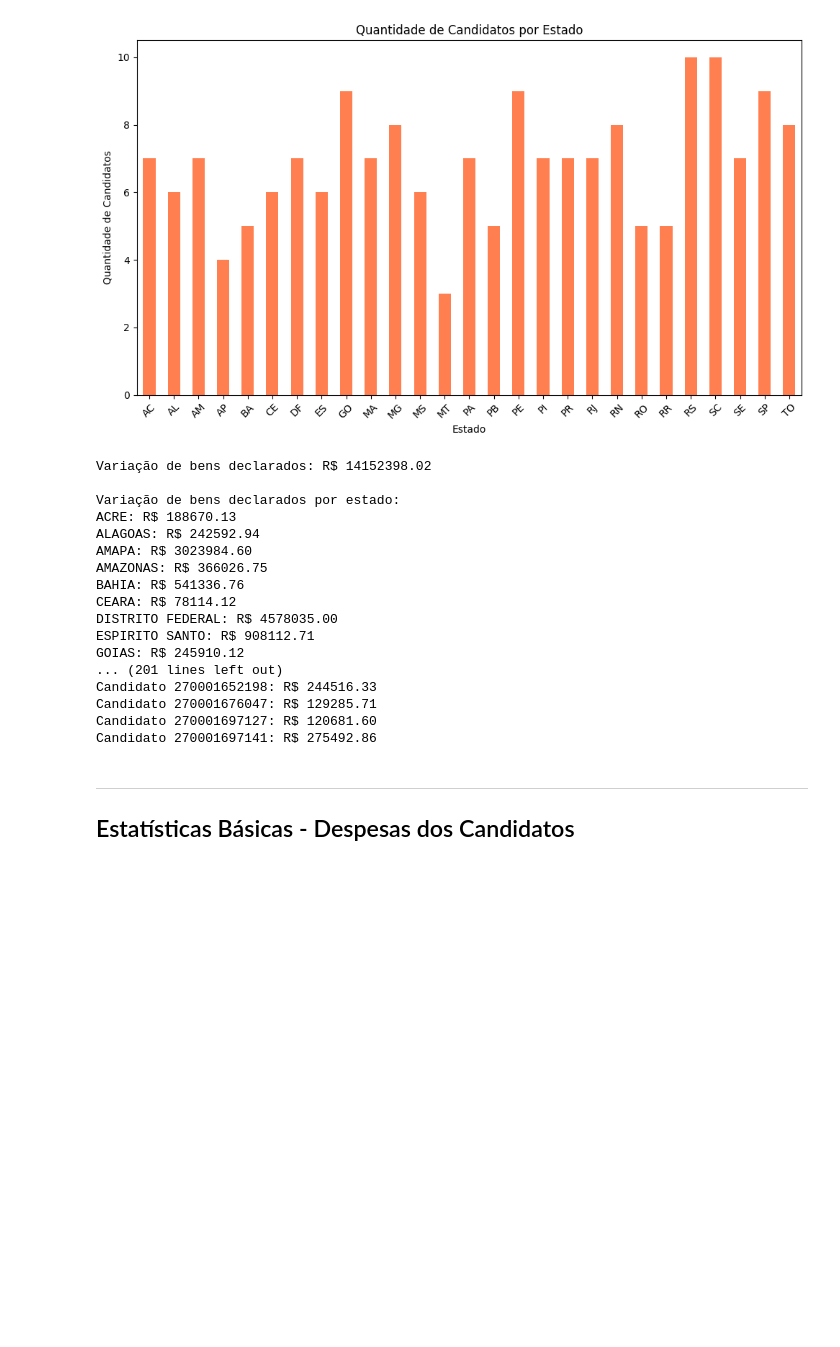
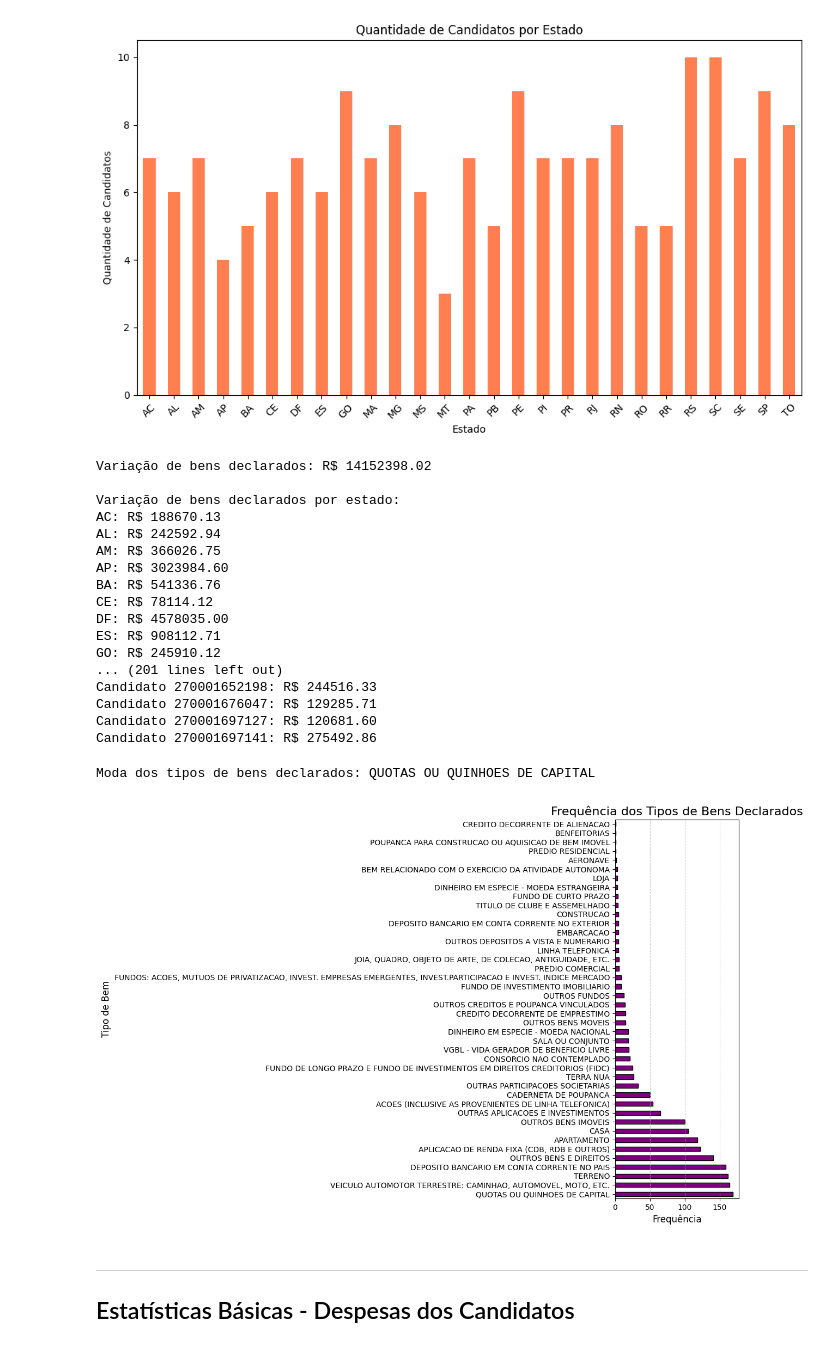
Before and after one commit to LucasTBandeira/GovAnalysis, a Jupyter notebook: eda.ipynb, the cells around one changed output. Saved outputs shown, nothing was run; the diff lists cells and outputs as text; code cells hidden in the pictures; blank space fills up the shorter version.

```diff
--- a/eda.ipynb
+++ b/eda.ipynb
@@ -109,8 +107,9 @@ plt.show()
 [figure]
 # %%
 # Calculando as variações de bens declarados
+
 std_asset_value  = df_bens['VR_BEM_CANDIDATO'].std()
-std_by_state     = df_bens.groupby('NM_UE')['VR_BEM_CANDIDATO'].std()
+std_by_state     = df_bens.groupby('SG_UF')['VR_BEM_CANDIDATO'].std()
 std_by_candidate = df_bens.groupby('SQ_CANDIDATO')['VR_BEM_CANDIDATO'].std()
 
 print(f"Variação de bens declarados: R$ {std_asset_value:.2f}")
@@ -126,22 +125,42 @@ for candidate, value in mean_by_candidate.items():
 Variação de bens declarados: R$ 14152398.02
 
 Variação de bens declarados por estado:
-ACRE: R$ 188670.13
-ALAGOAS: R$ 242592.94
-AMAPA: R$ 3023984.60
-AMAZONAS: R$ 366026.75
-BAHIA: R$ 541336.76
-CEARA: R$ 78114.12
-DISTRITO FEDERAL: R$ 4578035.00
-ESPIRITO SANTO: R$ 908112.71
-GOIAS: R$ 245910.12
+AC: R$ 188670.13
+AL: R$ 242592.94
+AM: R$ 366026.75
+AP: R$ 3023984.60
+BA: R$ 541336.76
+CE: R$ 78114.12
+DF: R$ 4578035.00
+ES: R$ 908112.71
+GO: R$ 245910.12
 ... (201 lines left out)
 Candidato 270001652198: R$ 244516.33
 Candidato 270001676047: R$ 129285.71
 Candidato 270001697127: R$ 120681.60
 Candidato 270001697141: R$ 275492.86
 # %%
-# Calculando a moda e a ocorrência dos tipos de bens declarados
+# Calculando a moda dos tipos de bens declarados
+
+mode_asset_type = df_bens['DS_TIPO_BEM_CANDIDATO'].mode()[0]
+print(f"Moda dos tipos de bens declarados: {mode_asset_type}")
+# %% [output]
+Moda dos tipos de bens declarados: QUOTAS OU QUINHOES DE CAPITAL
+# %%
+# Calculando a frequência dos tipos de bens declarados
+
+asset_type_counts = df_bens['DS_TIPO_BEM_CANDIDATO'].value_counts()
+
+plt.figure(figsize=(12, 8))
+asset_type_counts.plot(kind='barh', color='purple', edgecolor='black')
+plt.title('Frequência dos Tipos de Bens Declarados', fontsize=16)
+plt.xlabel('Frequência', fontsize=12)
+plt.ylabel('Tipo de Bem', fontsize=12)
+plt.grid(axis='x', linestyle='--', alpha=0.7)
+plt.tight_layout()
+plt.show()
+# %% [output]
+[figure, added]
 # %% [markdown]
 ---
 ## Estatísticas Básicas - Despesas dos Candidatos
```
Also changed, not shown: parts of 23 cells of this notebook, 6 other files.
